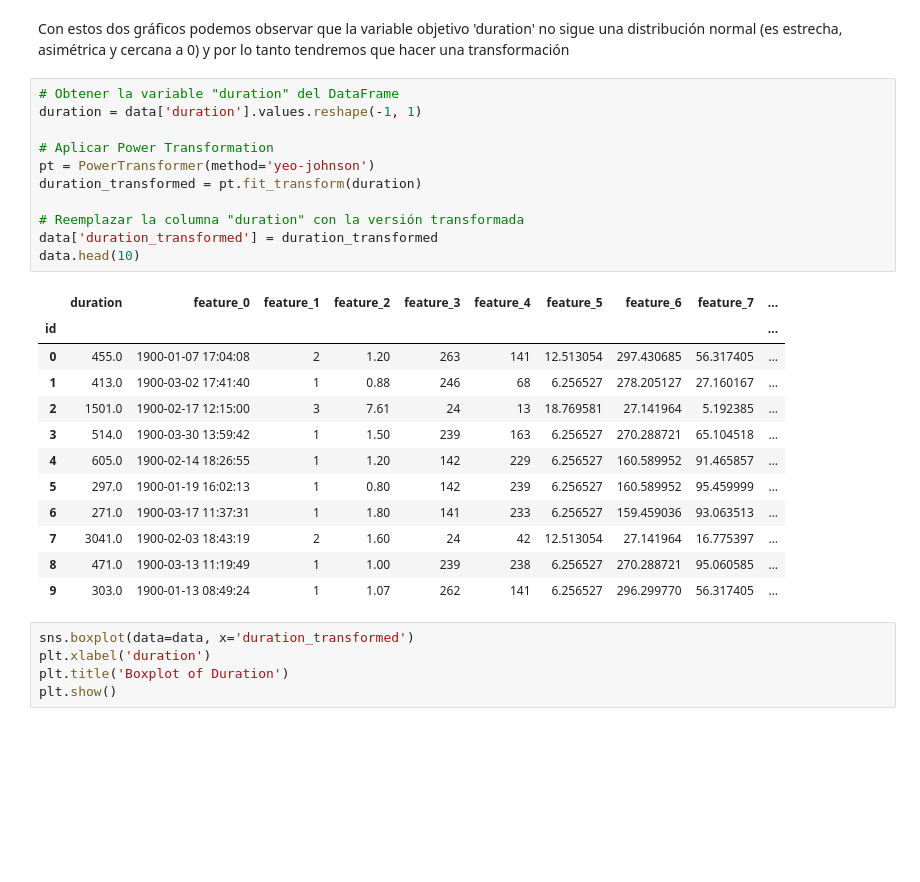
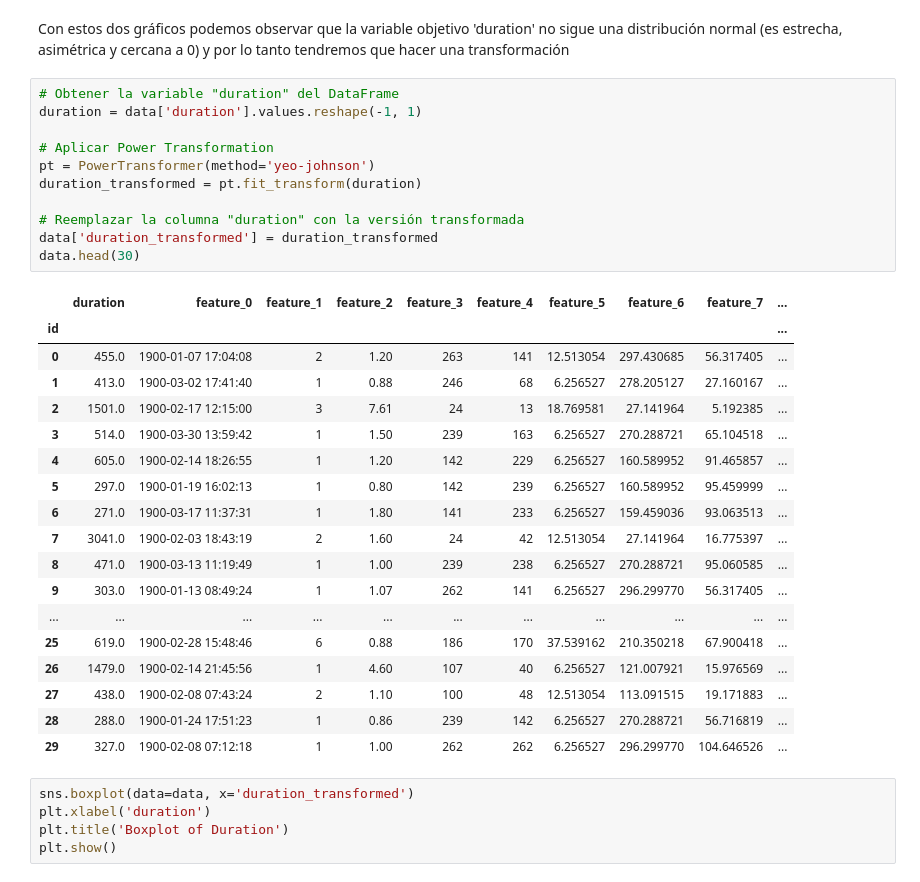
Before and after one commit to BLACKA10/prueba_ML, a Jupyter notebook: Final.ipynb, the cells around one changed output. Saved outputs shown, nothing was run; the diff lists cells and outputs as text; blank space fills up the shorter version.

```diff
--- a/Final.ipynb
+++ b/Final.ipynb
@@ -141,27 +161,33 @@ Con estos dos gráficos podemos observar que la variable objetivo 'duration' no
 # %%
 # Obtener la variable "duration" del DataFrame
 duration = data['duration'].values.reshape(-1, 1)
 
 # Aplicar Power Transformation
 pt = PowerTransformer(method='yeo-johnson')
 duration_transformed = pt.fit_transform(duration)
 
 # Reemplazar la columna "duration" con la versión transformada
 data['duration_transformed'] = duration_transformed
-data.head(10)
+data.head(30)
 # %% [output]
 |  | duration | feature_0 | feature_1 | feature_2 | feature_3 | feature_4 | feature_5 | feature_6 | feature_7 | ... |
 | id |  |  |  |  |  |  |  |  |  | ... |
 | 0 | 455.0 | 1900-01-07 17:04:08 | 2 | 1.20 | 263 | 141 | 12.513054 | 297.430685 | 56.317405 | ... |
 | 1 | 413.0 | 1900-03-02 17:41:40 | 1 | 0.88 | 246 | 68 | 6.256527 | 278.205127 | 27.160167 | ... |
 | 2 | 1501.0 | 1900-02-17 12:15:00 | 3 | 7.61 | 24 | 13 | 18.769581 | 27.141964 | 5.192385 | ... |
 | 3 | 514.0 | 1900-03-30 13:59:42 | 1 | 1.50 | 239 | 163 | 6.256527 | 270.288721 | 65.104518 | ... |
 | 4 | 605.0 | 1900-02-14 18:26:55 | 1 | 1.20 | 142 | 229 | 6.256527 | 160.589952 | 91.465857 | ... |
 | 5 | 297.0 | 1900-01-19 16:02:13 | 1 | 0.80 | 142 | 239 | 6.256527 | 160.589952 | 95.459999 | ... |
 | 6 | 271.0 | 1900-03-17 11:37:31 | 1 | 1.80 | 141 | 233 | 6.256527 | 159.459036 | 93.063513 | ... |
 | 7 | 3041.0 | 1900-02-03 18:43:19 | 2 | 1.60 | 24 | 42 | 12.513054 | 27.141964 | 16.775397 | ... |
 | 8 | 471.0 | 1900-03-13 11:19:49 | 1 | 1.00 | 239 | 238 | 6.256527 | 270.288721 | 95.060585 | ... |
 | 9 | 303.0 | 1900-01-13 08:49:24 | 1 | 1.07 | 262 | 141 | 6.256527 | 296.299770 | 56.317405 | ... |
+| ... | ... | ... | ... | ... | ... | ... | ... | ... | ... | ... |
+| 25 | 619.0 | 1900-02-28 15:48:46 | 6 | 0.88 | 186 | 170 | 37.539162 | 210.350218 | 67.900418 | ... |
+| 26 | 1479.0 | 1900-02-14 21:45:56 | 1 | 4.60 | 107 | 40 | 6.256527 | 121.007921 | 15.976569 | ... |
+| 27 | 438.0 | 1900-02-08 07:43:24 | 2 | 1.10 | 100 | 48 | 12.513054 | 113.091515 | 19.171883 | ... |
+| 28 | 288.0 | 1900-01-24 17:51:23 | 1 | 0.86 | 239 | 142 | 6.256527 | 270.288721 | 56.716819 | ... |
+| 29 | 327.0 | 1900-02-08 07:12:18 | 1 | 1.00 | 262 | 262 | 6.256527 | 296.299770 | 104.646526 | ... |
 # %%
 sns.boxplot(data=data, x='duration_transformed')
 plt.xlabel('duration')
```
Also changed, not shown: parts of 5 cells of this notebook.
